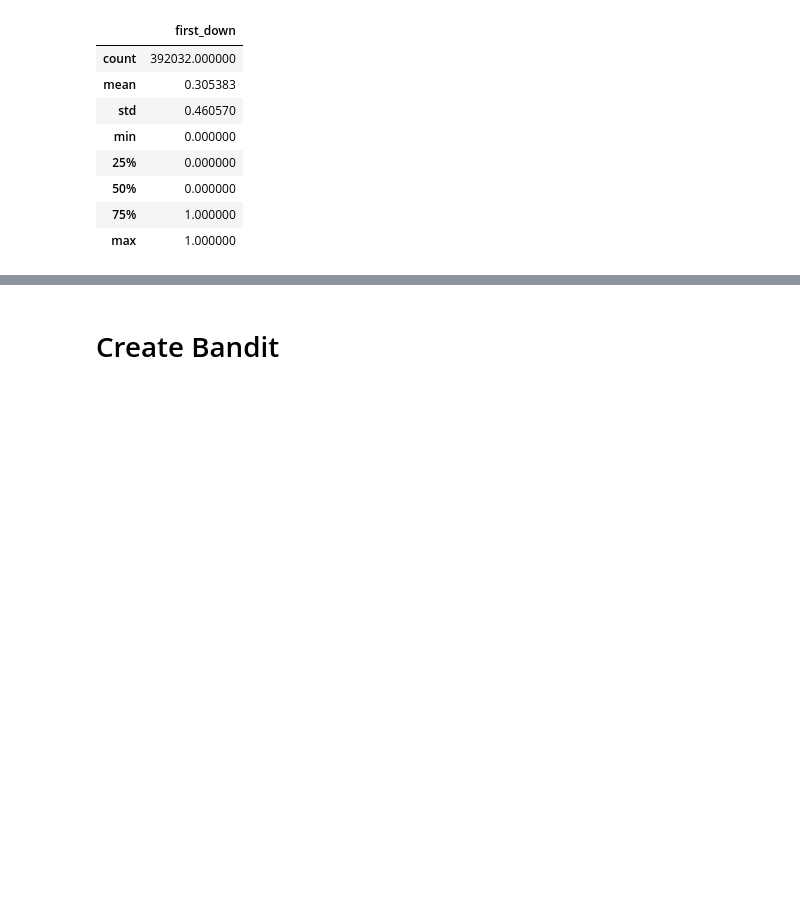
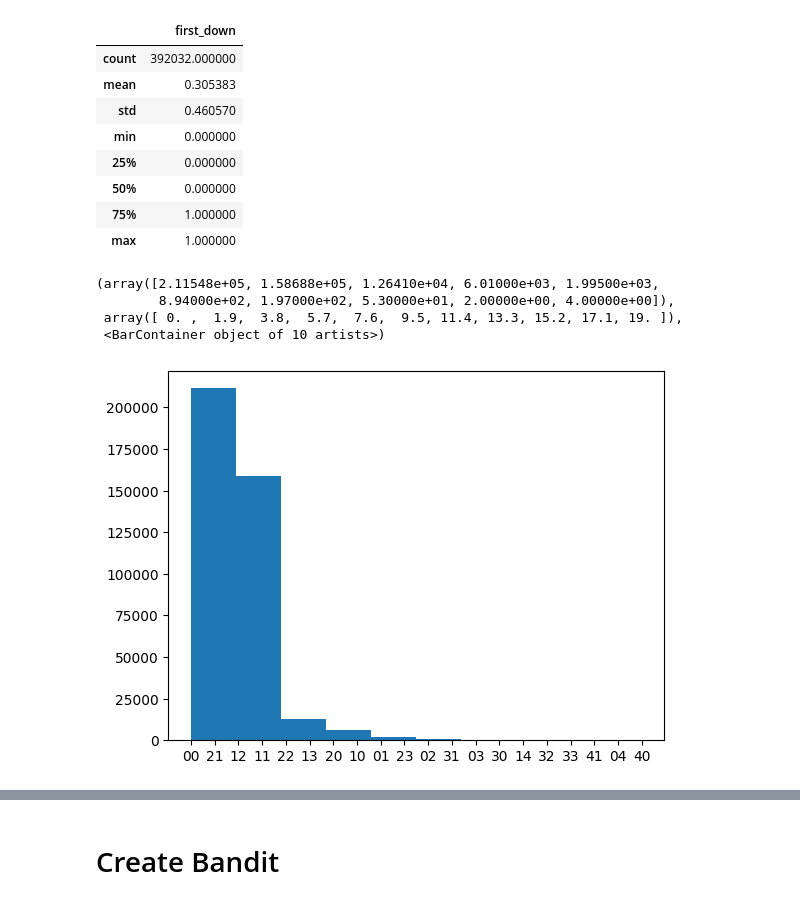
Before and after one commit to mchawla33/w210-capstone, a Jupyter notebook: notebooks/ContextualBandit.ipynb, the cells around one changed output, grey strips where cells are left out. Cells and saved outputs as stored; diff of their text form; code cells hidden in the pictures; blank space fills up the shorter version.

Commit message:
Add baseline formation bandit

```diff
--- a/notebooks/ContextualBandit.ipynb
+++ b/notebooks/ContextualBandit.ipynb
@@ -74,9 +74,10 @@ def transform_off_personnel(row):
            elif p[2:4] == 'DB':
                db_count = int(p[0])
 
-   return pd.Series([rb_count,te_count,wr_count,ol_count,dl_count, db_count])
+   formation = str(rb_count) + str(te_count)
+   return pd.Series([rb_count,te_count,wr_count,ol_count,dl_count, db_count, formation])
 
-df[['off_rb_count','off_te_count','off_wr_count','off_ol_count','off_dl_count', 'off_db_count']] = df.apply(transform_off_personnel, axis=1)
+df[['off_rb_count','off_te_count','off_wr_count','off_ol_count','off_dl_count', 'off_db_count', 'formation']] = df.apply(transform_off_personnel, axis=1)
 # %%
 def transform_def_personnel(row):
 
@@ -264,3 +265,12 @@ df[['first_down']].describe()
 | 50% | 0.000000 |
 | 75% | 1.000000 |
 | max | 1.000000 |
+# %%
+df[['formation']].describe()
+plt.hist(df.formation)
+# %% [output]
+(array([2.11548e+05, 1.58688e+05, 1.26410e+04, 6.01000e+03, 1.99500e+03,
+        8.94000e+02, 1.97000e+02, 5.30000e+01, 2.00000e+00, 4.00000e+00]),
+ array([ 0. ,  1.9,  3.8,  5.7,  7.6,  9.5, 11.4, 13.3, 15.2, 17.1, 19. ]),
+ <BarContainer object of 10 artists>)
+[figure, added]
```
Also changed, not shown: parts of 15 cells of this notebook.
